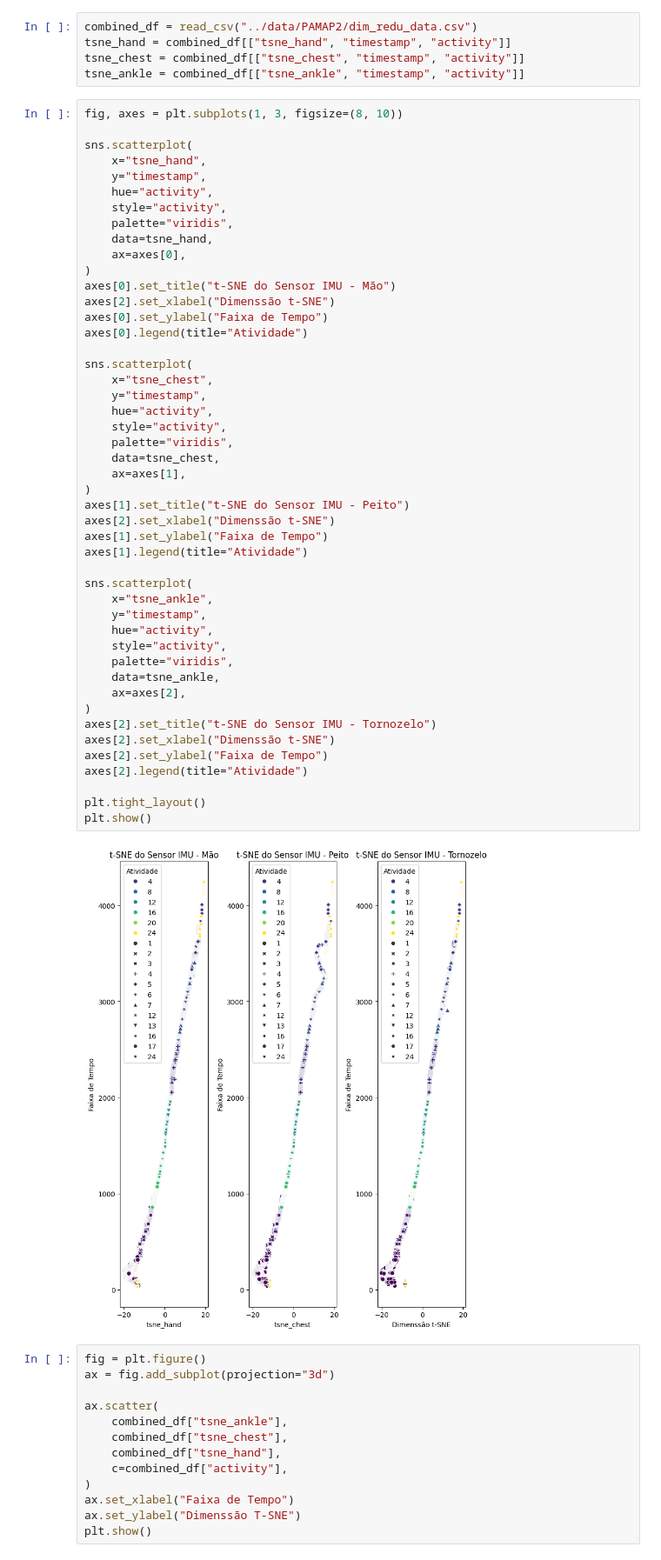
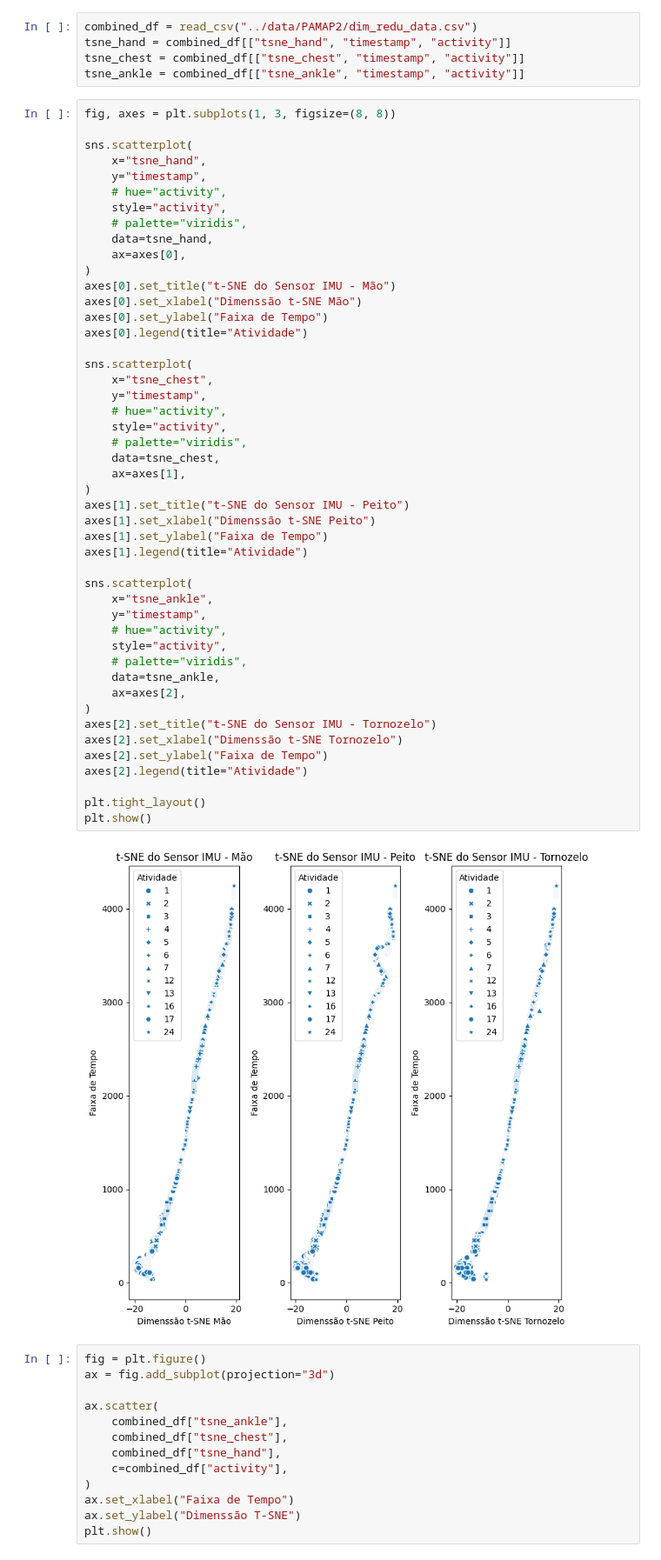
Before and after one commit to Vitor-labs/TCC-1, a Jupyter notebook: notebooks/1.1-Exploration.ipynb, the cells around one changed output. Shown: that part at 87% size. Cells and saved outputs as stored; diff of their text form.

```diff
--- a/notebooks/1.1-Exploration.ipynb
+++ b/notebooks/1.1-Exploration.ipynb
@@ -55,54 +53,54 @@ tsne_hand = combined_df[["tsne_hand", "timestamp", "activity"]]
 tsne_chest = combined_df[["tsne_chest", "timestamp", "activity"]]
 tsne_ankle = combined_df[["tsne_ankle", "timestamp", "activity"]]
 # %%
-fig, axes = plt.subplots(1, 3, figsize=(8, 10))
+fig, axes = plt.subplots(1, 3, figsize=(8, 8))
 
 sns.scatterplot(
     x="tsne_hand",
     y="timestamp",
-    hue="activity",
+    # hue="activity",
     style="activity",
-    palette="viridis",
+    # palette="viridis",
     data=tsne_hand,
     ax=axes[0],
 )
 axes[0].set_title("t-SNE do Sensor IMU - Mão")
-axes[2].set_xlabel("Dimenssão t-SNE")
+axes[0].set_xlabel("Dimenssão t-SNE Mão")
 axes[0].set_ylabel("Faixa de Tempo")
 axes[0].legend(title="Atividade")
 
 sns.scatterplot(
     x="tsne_chest",
     y="timestamp",
-    hue="activity",
+    # hue="activity",
     style="activity",
-    palette="viridis",
+    # palette="viridis",
     data=tsne_chest,
     ax=axes[1],
 )
 axes[1].set_title("t-SNE do Sensor IMU - Peito")
-axes[2].set_xlabel("Dimenssão t-SNE")
+axes[1].set_xlabel("Dimenssão t-SNE Peito")
 axes[1].set_ylabel("Faixa de Tempo")
 axes[1].legend(title="Atividade")
 
 sns.scatterplot(
     x="tsne_ankle",
     y="timestamp",
-    hue="activity",
+    # hue="activity",
     style="activity",
-    palette="viridis",
+    # palette="viridis",
     data=tsne_ankle,
     ax=axes[2],
 )
 axes[2].set_title("t-SNE do Sensor IMU - Tornozelo")
-axes[2].set_xlabel("Dimenssão t-SNE")
+axes[2].set_xlabel("Dimenssão t-SNE Tornozelo")
 axes[2].set_ylabel("Faixa de Tempo")
 axes[2].legend(title="Atividade")
 
 plt.tight_layout()
 plt.show()
 # %% [output]
-[figure, old version]
+[figure, new version]
 # %%
 fig = plt.figure()
 ax = fig.add_subplot(projection="3d")
```
Also changed, not shown: parts of 4 cells of this notebook, 16 other files.
